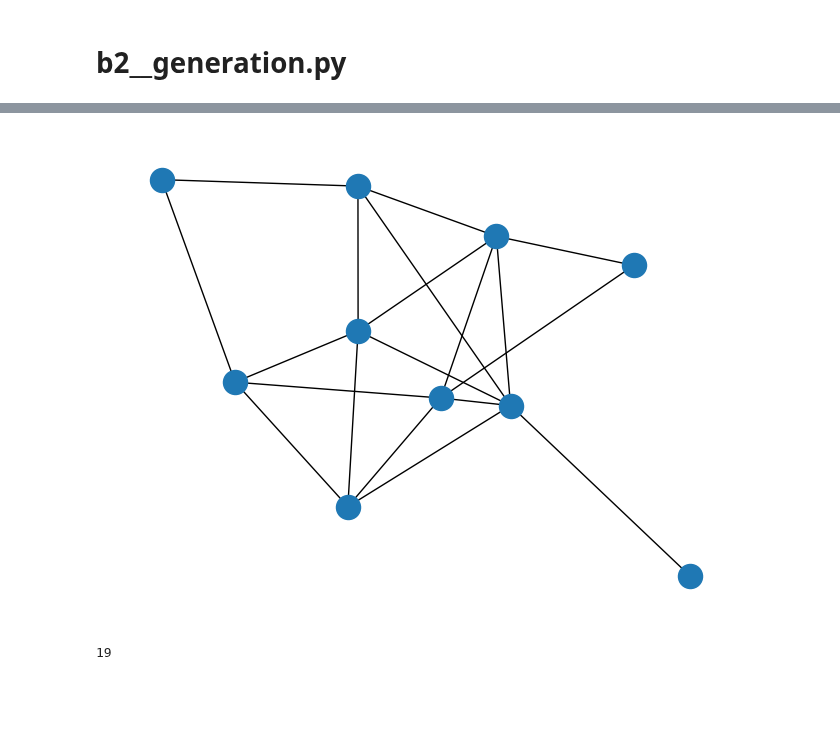
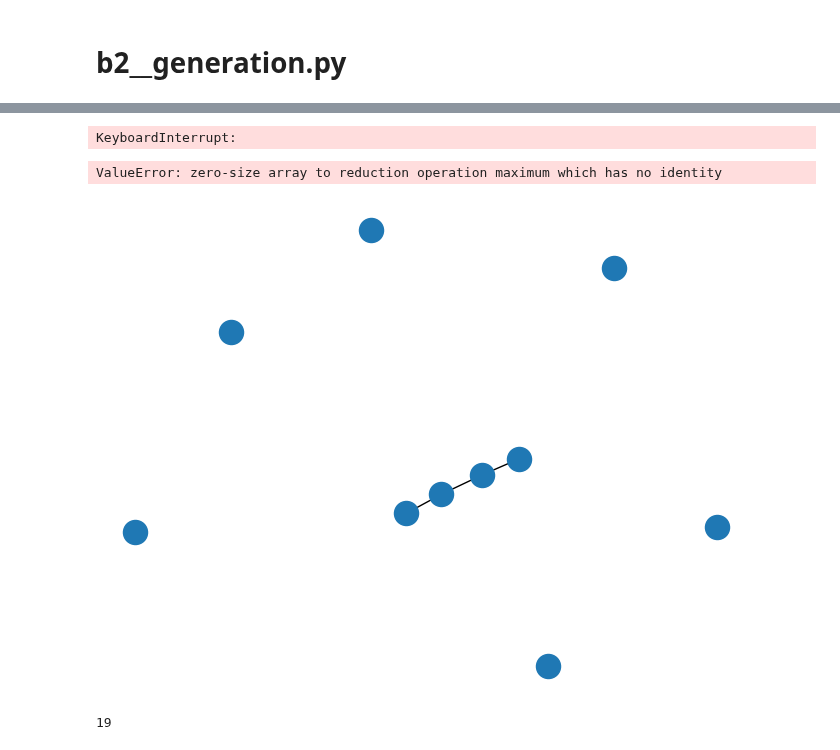
Before and after one commit to Engrima18/TSP-DictionaryLearning, a Jupyter notebook: main.ipynb, the cells around one changed output, grey strips where cells are left out. Saved outputs shown, nothing was run; the diff lists cells and outputs as text; code cells hidden in the pictures; blank space fills up the shorter version.

Commit message:
optimized graph generation

```diff
--- a/main.ipynb
+++ b/main.ipynb
@@ -73,15 +151,20 @@ def create_B2(A,p_max_len=math.inf):
+# %%
+B2 = get_b2(A)
+# %% [output]
+KeyboardInterrupt:
 # %%
 #Example
 n = 10
-p = .5
+p = .2
 seed = 0
 G = nx.erdos_renyi_graph(n, p, seed)
 nx.draw(G)
 A = get_adj(G)
 B1 = create_B1(A)
-B2 = create_B2(A,4)
+B2 = get_b2(A,4)
 # %% [output]
+ValueError: zero-size array to reduction operation maximum which has no identity
-[figure, old version]
+[figure, new version]
 # %%
 G.number_of_edges()
 # %% [output]
```
Also changed, not shown: parts of 7 cells of this notebook, 1 other file.
